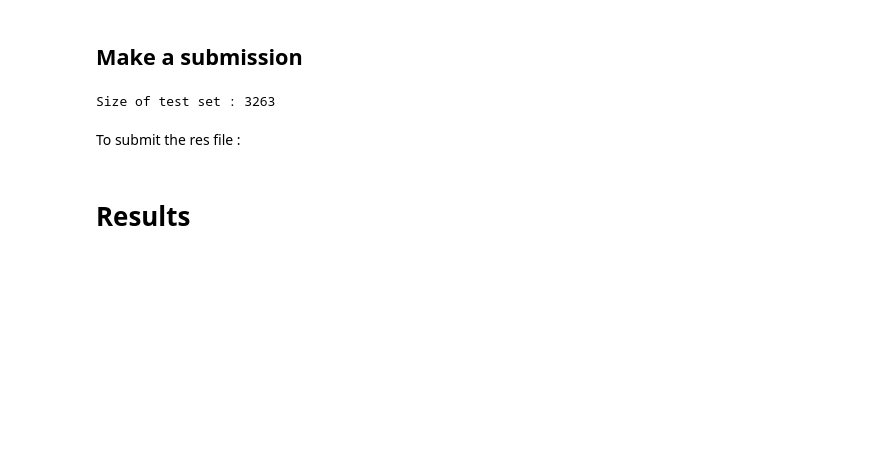
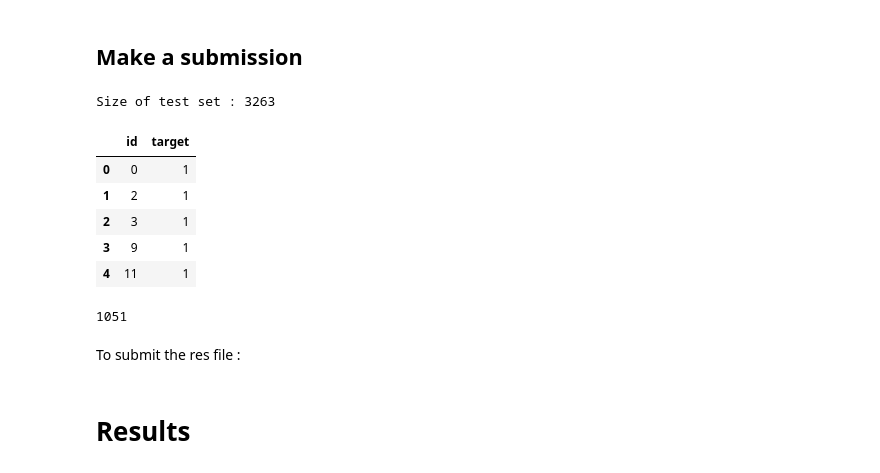
Before and after one commit to rbazin/nlp-disaster-tweets-challenge, a Jupyter notebook: model_prototyping.ipynb, the cells around one changed output. Saved outputs shown, nothing was run; the diff lists cells and outputs as text; code cells hidden in the pictures; blank space fills up the shorter version.

```diff
--- a/model_prototyping.ipynb
+++ b/model_prototyping.ipynb
@@ -851,6 +910,7 @@ dataset = TensorDataset(input_ids, attention_masks)
 test_dataloader = DataLoader(dataset, batch_size = batch_size, shuffle = False)
 # %%
 all_preds = torch.tensor([])
+all_logits = torch.tensor([])
 
 model.eval()
 for i, batch in enumerate(tqdm(test_dataloader)):
@@ -863,6 +923,8 @@ for i, batch in enumerate(tqdm(test_dataloader)):
 
     logits = result.logits.detach().cpu()
 
+    all_logits = torch.cat((all_logits, logits), dim = 0)
+
     preds = (logits[:, 1] >= 0.5).type(dtype=torch.int32)
 
     all_preds = torch.cat((all_preds, preds), dim = 0)
@@ -870,6 +932,19 @@ for i, batch in enumerate(tqdm(test_dataloader)):
 ids = test_data['id']
 preds = pd.DataFrame(all_preds.numpy().astype(np.int32), columns = ['target'])
 res = pd.merge(ids, preds, left_index = True, right_index = True)
+# %%
+res.head()
+# %% [output]
+|  | id | target |
+| 0 | 0 | 1 |
+| 1 | 2 | 1 |
+| 2 | 3 | 1 |
+| 3 | 9 | 1 |
+| 4 | 11 | 1 |
+# %%
+res['target'].sum()
+# %% [output]
+1051
 # %%
 res.to_csv("res_optih_acc_nothreshopti.csv", sep = ",", index = False)
 # %% [markdown]
```
Also changed, not shown: parts of 13 cells of this notebook, 1 other file.
